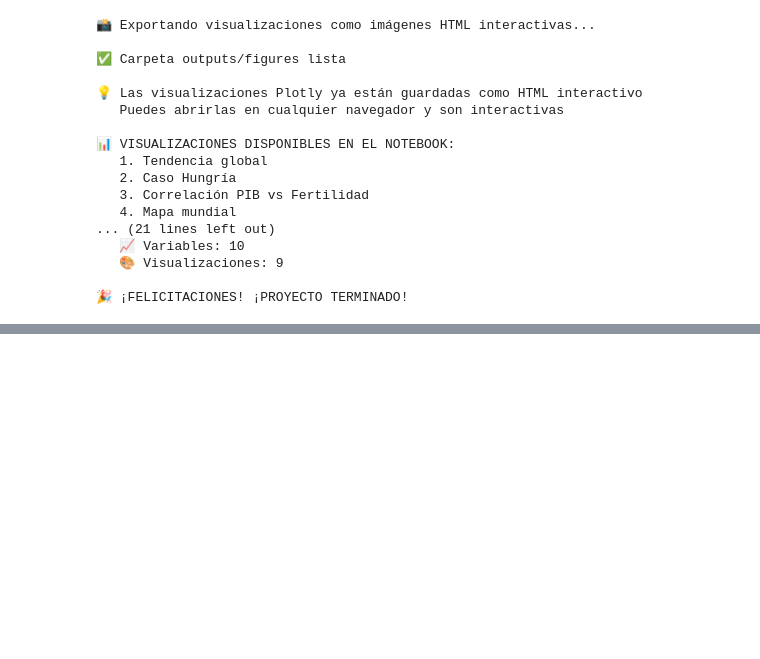
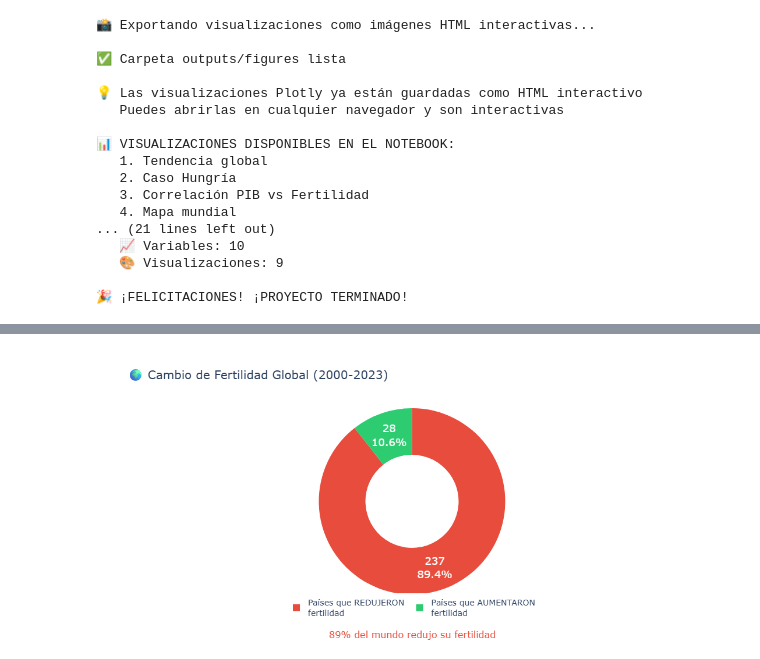
Before and after one commit to JavierGuerra13/analisis-natalidad-mundial, a Jupyter notebook: notebooks/02_data_cleaning.ipynb, the cells around one changed output, grey strips where cells are left out. Saved outputs shown, nothing was run; the diff lists cells and outputs as text; code cells hidden in the pictures; blank space fills up the shorter version.

```diff
--- a/notebooks/02_data_cleaning.ipynb
+++ b/notebooks/02_data_cleaning.ipynb
@@ -1049,0 +1496,56 @@ print("\n🎉 ¡FELICITACIONES! ¡PROYECTO TERMINADO!")
+# %%
+import plotly.graph_objects as go
+
+# Datos
+cayeron = 237
+subieron = 28
+total = cayeron + subieron
+
+# Crear gráfico de dona
+fig = go.Figure(data=[go.Pie(
+    labels=['Países que REDUJERON<br>fertilidad', 'Países que AUMENTARON<br>fertilidad'],
+    values=[cayeron, subieron],
+    hole=0.5,  # Hace el efecto "donut"
+    marker=dict(colors=['#e74c3c', '#2ecc71']),
+    textinfo='percent+value',
+    textfont=dict(size=18, color='white'),
+    hovertemplate='<b>%{label}</b><br>%{value} países (%{percent})<extra></extra>'
+)])
+
+# Agregar texto en el centro
+fig.add_annotation(
+    text=f'<b>{total}</b><br>países',
+    x=0.5, y=0.5,
+    font=dict(size=24, color='#2c3e50'),
+    showarrow=False
+)
+
+fig.update_layout(
+    title={
+        'text': '🌍 Cambio de Fertilidad Global (2000-2023)',
+        'font': {'size': 20}
+    },
+    showlegend=True,
+    legend=dict(
+        orientation="h",
+        yanchor="bottom",
+        y=-0.15,
+        xanchor="center",
+        x=0.5,
+        font=dict(size=14)
+    ),
+    height=500,
+    annotations=[
+        dict(
+            text='89% del mundo redujo su fertilidad',
+            xref='paper', yref='paper',
+            x=0.5, y=-0.25,
+            showarrow=False,
+            font=dict(size=16, color='#e74c3c')
+        )
+    ]
+)
+
+fig.show()
+# %% [output]
+[figure, added]
```
Also changed, not shown: parts of 9 cells of this notebook, 11 other files.
